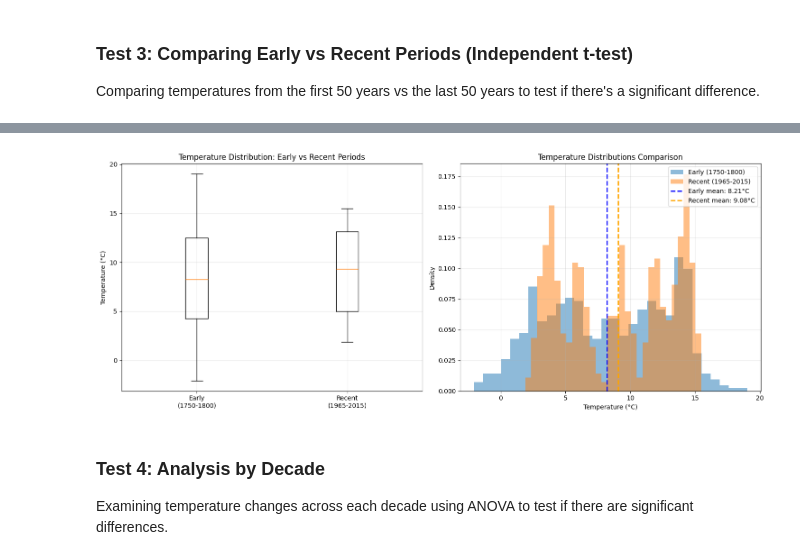
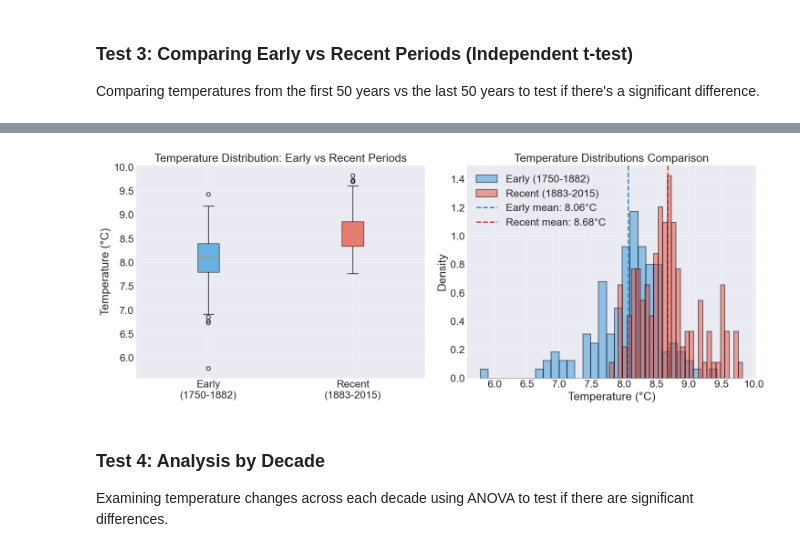
Before and after one commit to OloruntobiOlutola/Applied-Project, a Jupyter notebook: notebooks/app.ipynb, the cells around one changed output, grey strips where cells are left out. Saved outputs shown, nothing was run; the diff lists cells and outputs as text; code cells hidden in the pictures.

```diff
--- a/notebooks/app.ipynb
+++ b/notebooks/app.ipynb
@@ -159,7 +136,7 @@ See the caveats in the documentation: https://pandas.pydata.org/pandas-docs/stab
 # %%
 # Group data by year
 annual = (
-    df_clean.groupby('year')[['LandAverageTemperature','LandAverageTemperatureUncertainty']]
+    df.groupby('year')[['LandAverageTemperature','LandAverageTemperatureUncertainty']]
     .mean()
     .reset_index()
 )
@@ -184,5 +156,16 @@ decade = (
 # %%
-plt.boxplot(x=df[['LandAverageTemperature', 'LandAverageTemperatureUncertainty']], vert=True, patch_artist=True, labels=['Land Average Temperature', 'Land Average Temperature Uncertainty'])
+# Define colors for the two variables
+colors = ['#3498db', '#e74c3c']  # Blue and Red
+
+bp = plt.boxplot(x=df[['LandAverageTemperature', 'LandAverageTemperatureUncertainty']],
+                 vert=True, patch_artist=True,
+                 labels=['Land Average Temperature', 'Land Average Temperature Uncertainty'])
+
+# Apply colors to boxes
+for patch, color in zip(bp['boxes'], colors):
+    patch.set_facecolor(color)
+    patch.set_alpha(0.7)
+
 plt.title('Boxplot of Land Average Temperature')
 plt.ylabel('Temperature (°C)')
 plt.show()
@@ -618,30 +729,44 @@ Recent period: 1965 - 2015
 # %%
 # Visualize the comparison
 fig, axes = plt.subplots(1, 2, figsize=(15, 6))
 
+# Define colors for consistency
+colors = ['#3498db', '#e74c3c']  # Blue for Early, Red for Recent
+
 # Box plot comparison
-axes[0].boxplot([early_period, recent_period],
-                labels=[f'Early\n({min_year}-{min_year+50})',
-                       f'Recent\n({max_year-50}-{max_year})'])
+bp = axes[0].boxplot([early_period, recent_period],
+                labels=[f'Early\n({min_year}-{median_year})',
+                       f'Recent\n({median_year + 1}-{max_year})'],
+                patch_artist=True)
+
+# Apply colors to box plots
+for patch, color in zip(bp['boxes'], colors):
+    patch.set_facecolor(color)
+    patch.set_alpha(0.7)
+
 axes[0].set_ylabel('Temperature (°C)')
 axes[0].set_title('Temperature Distribution: Early vs Recent Periods')
 axes[0].grid(True, alpha=0.3)
 
 # Distribution plot
-axes[1].hist(early_period, bins=30, alpha=0.5, label=f'Early ({min_year}-{min_year+50})', density=True)
-axes[1].hist(recent_period, bins=30, alpha=0.5, label=f'Recent ({max_year-50}-{max_year})', density=True)
-axes[1].axvline(early_period.mean(), color='blue', linestyle='--', linewidth=2, label=f'Early mean: {early_period.mean():.2f}°C')
-axes[1].axvline(recent_period.mean(), color='orange', linestyle='--', linewidth=2, label=f'Recent mean: {recent_period.mean():.2f}°C')
+axes[1].hist(early_period, bins=30, alpha=0.5, label=f'Early ({min_year}-{median_year})',
+             color=colors[0], density=True, edgecolor='black')
+axes[1].hist(recent_period, bins=30, alpha=0.5, label=f'Recent ({median_year + 1}-{max_year})',
+             color=colors[1], density=True, edgecolor='black')
+axes[1].axvline(early_period.mean(), color='#2980b9', linestyle='--', linewidth=2,
+                label=f'Early mean: {early_period.mean():.2f}°C')
+axes[1].axvline(recent_period.mean(), color='#c0392b', linestyle='--', linewidth=2,
+                label=f'Recent mean: {recent_period.mean():.2f}°C')
 axes[1].set_xlabel('Temperature (°C)')
 axes[1].set_ylabel('Density')
 axes[1].set_title('Temperature Distributions Comparison')
 axes[1].legend()
 axes[1].grid(True, alpha=0.3)
 
 plt.tight_layout()
 plt.show()
 # %% [output]
-[figure, old version]
+[figure, new version]
 # %% [markdown]
 ### Test 4: Analysis by Decade
 
```
Also changed, not shown: parts of 57 cells of this notebook, 2 other files.
